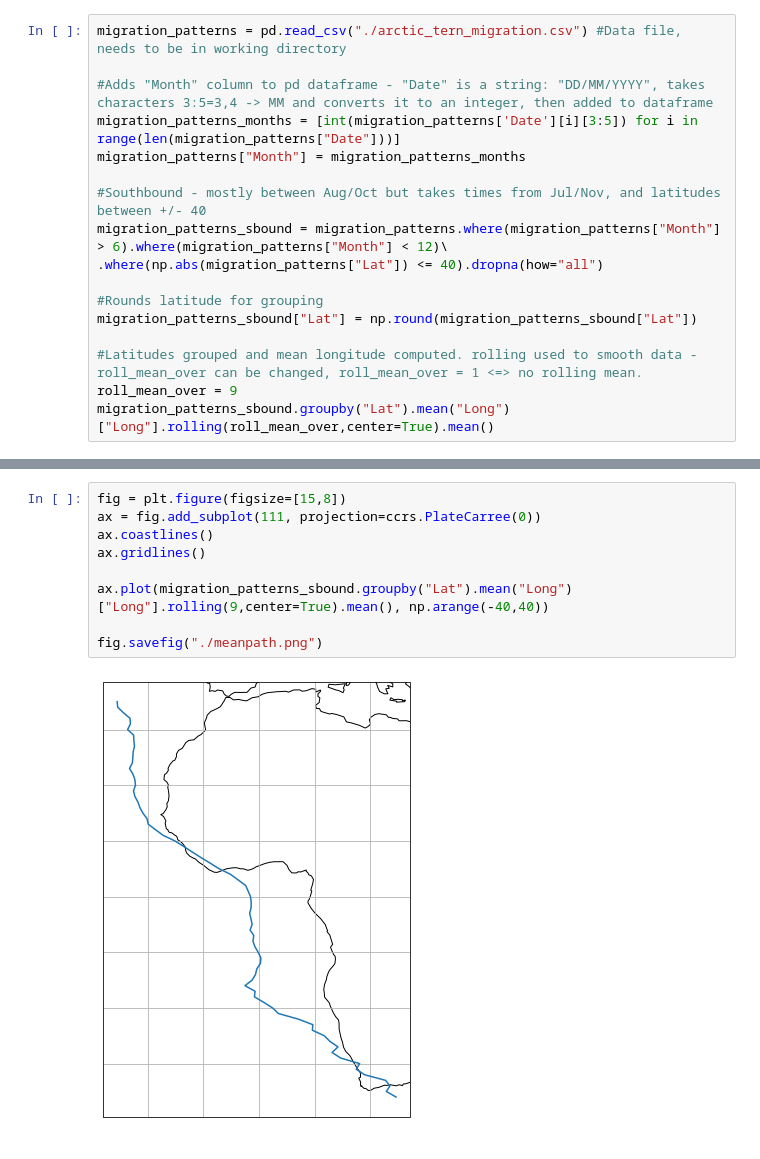
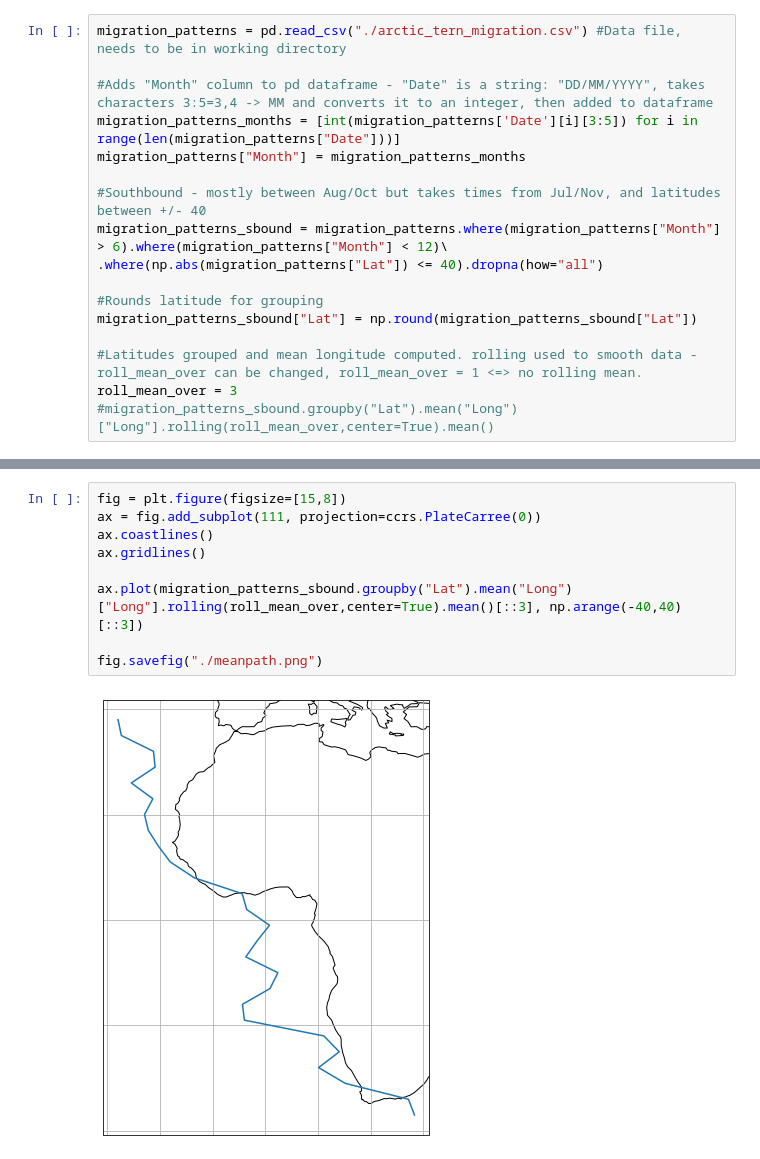
Before and after one commit to nvogtvincent/project09, a Jupyter notebook: notebooks/meanpath.ipynb, the cells around one changed output, grey strips where cells are left out. Saved outputs shown, nothing was run; the diff lists cells and outputs as text.

```diff
--- a/notebooks/meanpath.ipynb
+++ b/notebooks/meanpath.ipynb
@@ -16,5 +18,5 @@ migration_patterns_sbound = migration_patterns.where(migration_patterns["Month"]
 migration_patterns_sbound["Lat"] = np.round(migration_patterns_sbound["Lat"])
 
 #Latitudes grouped and mean longitude computed. rolling used to smooth data - roll_mean_over can be changed, roll_mean_over = 1 <=> no rolling mean.
-roll_mean_over = 9
-migration_patterns_sbound.groupby("Lat").mean("Long")["Long"].rolling(roll_mean_over,center=True).mean()
+roll_mean_over = 3
+#migration_patterns_sbound.groupby("Lat").mean("Long")["Long"].rolling(roll_mean_over,center=True).mean()
@@ -21,13 +37,13 @@ migration_patterns_sbound.groupby("Lat").mean("Long")["Long"].rolling(roll_mean_
 # %%
 fig = plt.figure(figsize=[15,8])
 ax = fig.add_subplot(111, projection=ccrs.PlateCarree(0))
 ax.coastlines()
 ax.gridlines()
 
-ax.plot(migration_patterns_sbound.groupby("Lat").mean("Long")["Long"].rolling(9,center=True).mean(), np.arange(-40,40))
+ax.plot(migration_patterns_sbound.groupby("Lat").mean("Long")["Long"].rolling(roll_mean_over,center=True).mean()[::3], np.arange(-40,40)[::3])
 
 fig.savefig("./meanpath.png")
 # %% [output]
-[figure, old version]
+[figure, new version]
 # %%
 #To plot:
```
Also changed, not shown: parts of 6 cells of this notebook.
